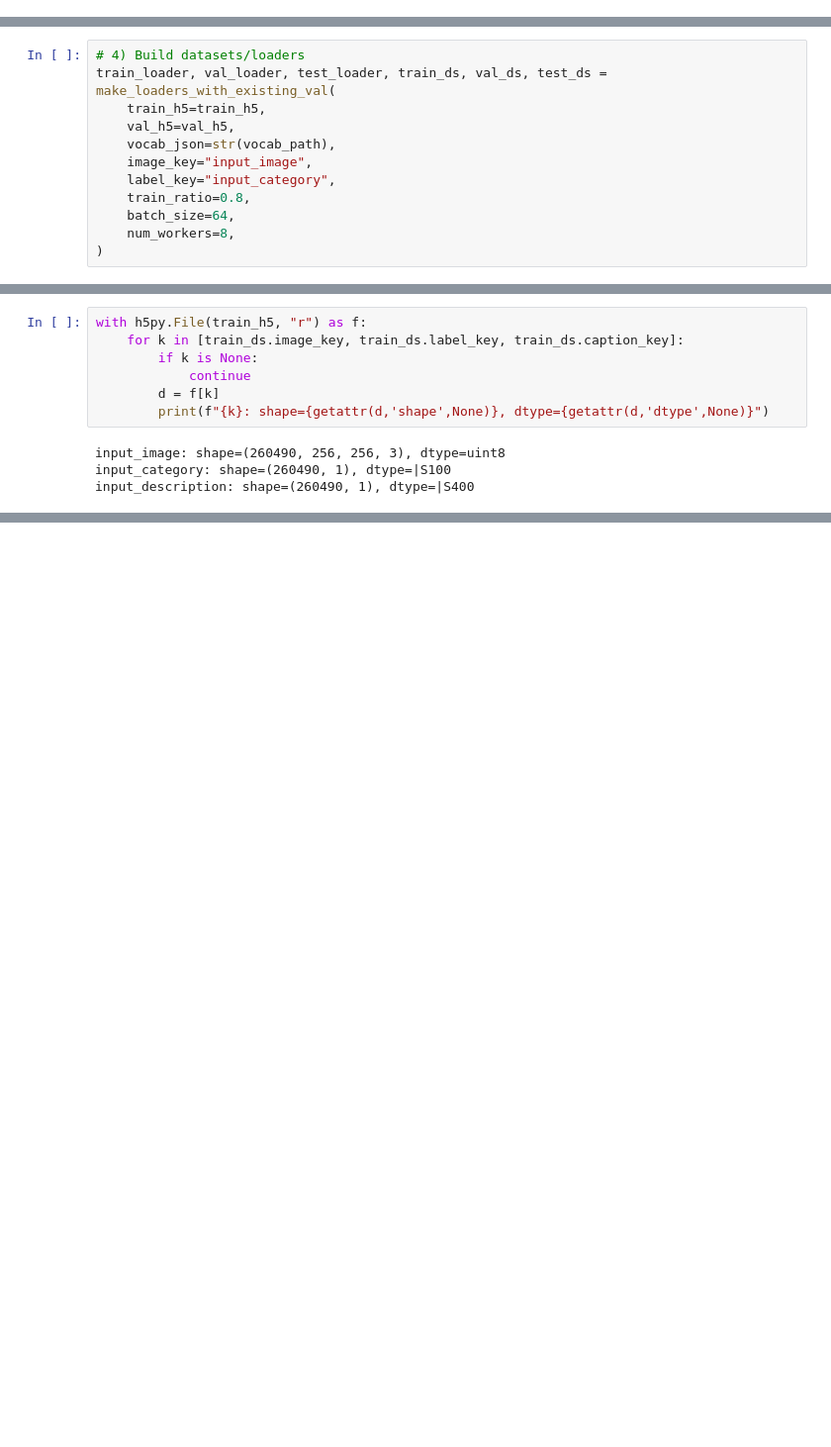
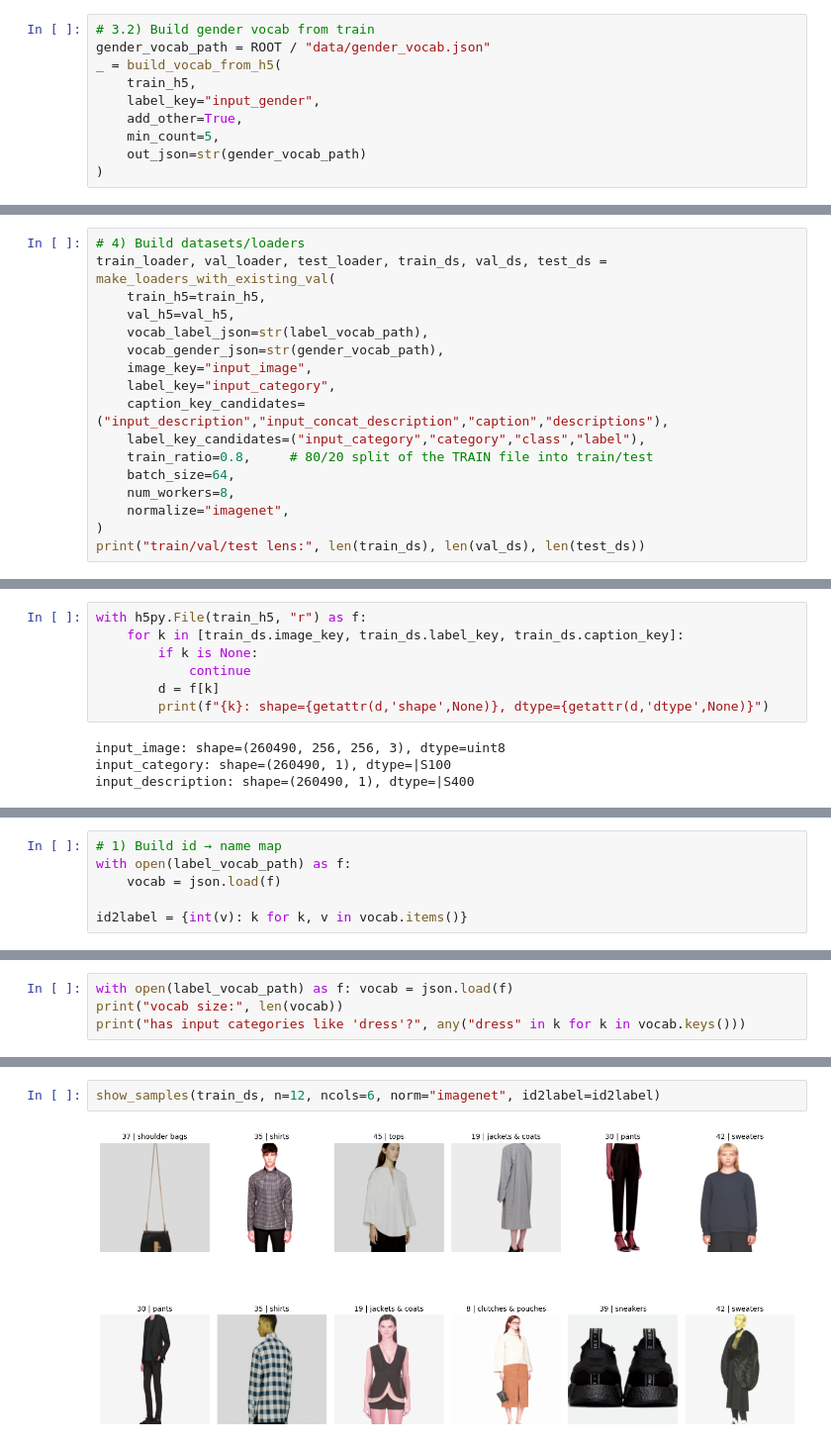
Before and after one commit to lurui-star/Shop-Till-You-Drop, a Jupyter notebook: notebook/data_explore.ipynb, the cells around one changed output, grey strips where cells are left out. Shown at 99% size. Drawn from its saved outputs; the diff is of its cells as text; blank space fills up the shorter version.

```diff
--- a/notebook/data_explore.ipynb
+++ b/notebook/data_explore.ipynb
@@ -76,0 +79,10 @@ _ = build_vocab_from_h5(
+# %%
+# 3.2) Build gender vocab from train
+gender_vocab_path = ROOT / "data/gender_vocab.json"
+_ = build_vocab_from_h5(
+    train_h5,
+    label_key="input_gender",
+    add_other=True,
+    min_count=5,
+    out_json=str(gender_vocab_path)
+)
@@ -79,10 +93,15 @@ _ = build_vocab_from_h5(
 train_loader, val_loader, test_loader, train_ds, val_ds, test_ds = make_loaders_with_existing_val(
     train_h5=train_h5,
     val_h5=val_h5,
-    vocab_json=str(vocab_path),
+    vocab_label_json=str(label_vocab_path),
+    vocab_gender_json=str(gender_vocab_path),
     image_key="input_image",
     label_key="input_category",
-    train_ratio=0.8,
+    caption_key_candidates=("input_description","input_concat_description","caption","descriptions"),
+    label_key_candidates=("input_category","category","class","label"),
+    train_ratio=0.8,     # 80/20 split of the TRAIN file into train/test
     batch_size=64,
     num_workers=8,
+    normalize="imagenet",
 )
+print("train/val/test lens:", len(train_ds), len(val_ds), len(test_ds))
@@ -112,0 +141,6 @@ torch.Size([64, 3, 256, 256]) torch.Size([64])
+# %%
+# 1) Build id → name map
+with open(label_vocab_path) as f:
+    vocab = json.load(f)
+
+id2label = {int(v): k for k, v in vocab.items()}
@@ -112,0 +263,4 @@ torch.Size([64, 3, 256, 256]) torch.Size([64])
+# %%
+with open(label_vocab_path) as f: vocab = json.load(f)
+print("vocab size:", len(vocab))
+print("has input categories like 'dress'?", any("dress" in k for k in vocab.keys()))
@@ -112,0 +364,4 @@ torch.Size([64, 3, 256, 256]) torch.Size([64])
+# %%
+show_samples(train_ds, n=12, ncols=6, norm="imagenet", id2label=id2label)
+# %% [output]
+[figure, added]
```
Also changed, not shown: parts of 19 cells of this notebook, 1 other file.
